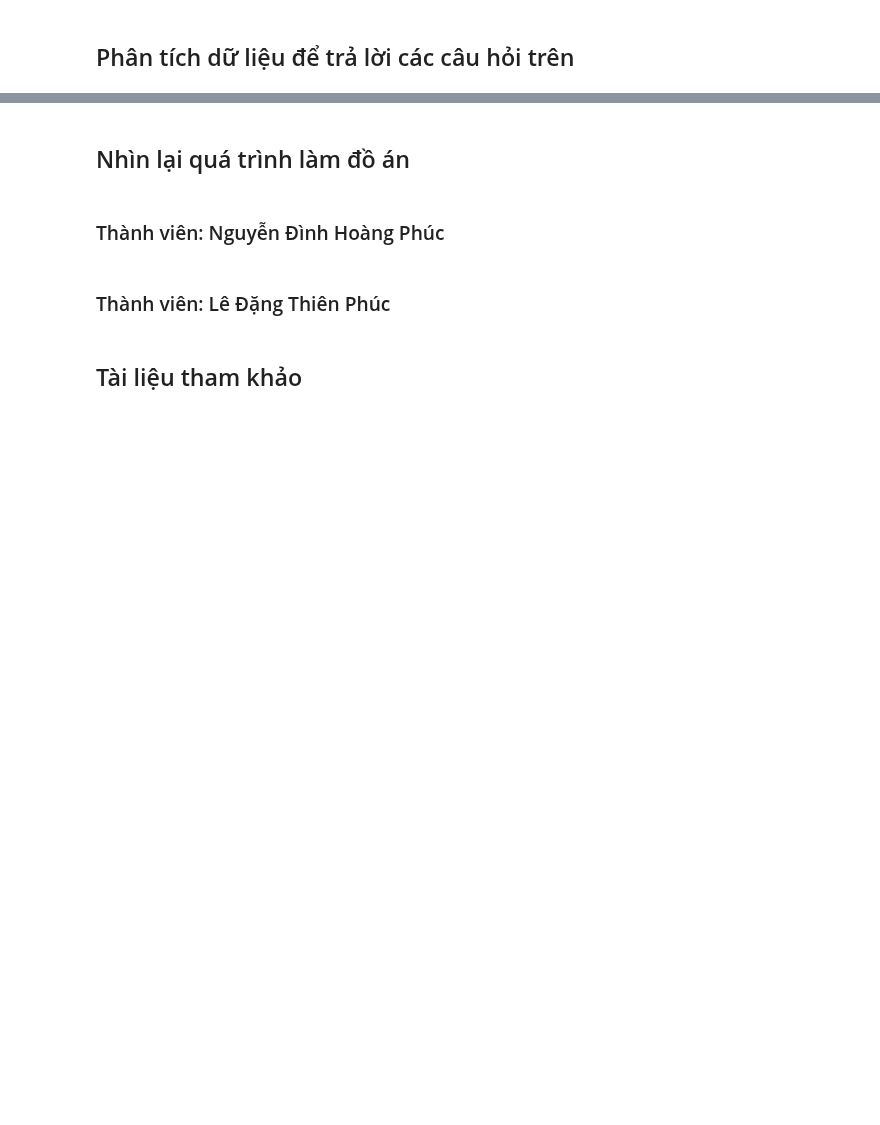
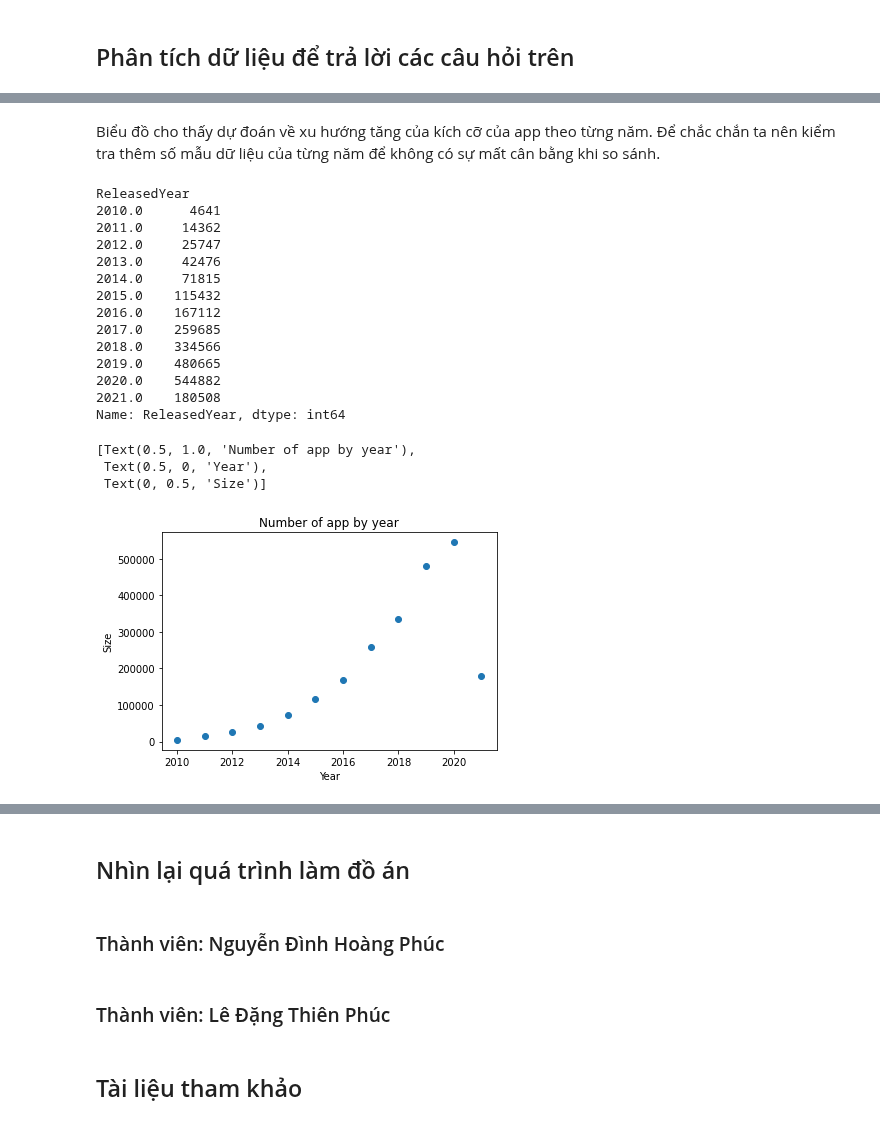
Before and after one commit to ldtpvince/P4DS_FINAL_PJ, a Jupyter notebook: 18120143-18120512.ipynb, the cells around one changed output, grey strips where cells are left out. Saved outputs shown, nothing was run; the diff lists cells and outputs as text; code cells hidden in the pictures; blank space fills up the shorter version.

```diff
--- a/18120143-18120512.ipynb
+++ b/18120143-18120512.ipynb
@@ -265,0 +379,28 @@ Developer nào có tổng số lượt tải các app cao nhất?
+# %% [markdown]
+Biểu đồ cho thấy dự đoán về xu hướng tăng của kích cỡ của app theo từng năm. Để chắc chắn ta nên kiểm tra thêm số mẫu dữ liệu của từng năm để không có sự mất cân bằng khi so sánh.
+# %%
+apps_by_year = gps_df.groupby(['ReleasedYear'])['ReleasedYear'].count()
+print(apps_by_year)
+
+plt.plot(apps_by_year, 'o')
+ax = plt.gca()
+ax.set(title='Number of app by year', xlabel='Year', ylabel='Size')
+# %% [output]
+ReleasedYear
+2010.0      4641
+2011.0     14362
+2012.0     25747
+2013.0     42476
+2014.0     71815
+2015.0    115432
+2016.0    167112
+2017.0    259685
+2018.0    334566
+2019.0    480665
+2020.0    544882
+2021.0    180508
+Name: ReleasedYear, dtype: int64
+[Text(0.5, 1.0, 'Number of app by year'),
+ Text(0.5, 0, 'Year'),
+ Text(0, 0.5, 'Size')]
+[figure, added]
```
Also changed, not shown: parts of 120 cells of this notebook.
